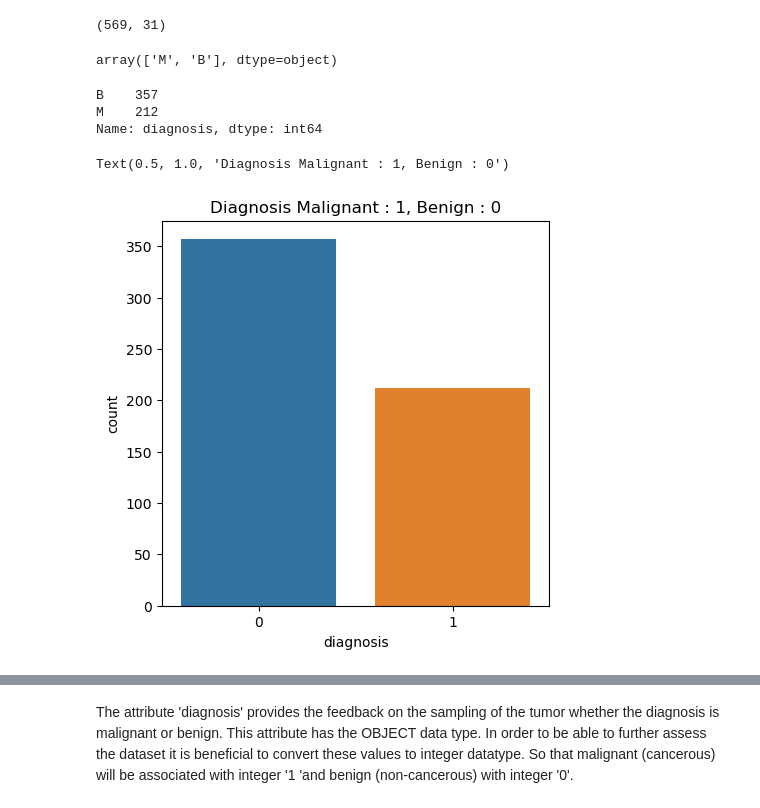
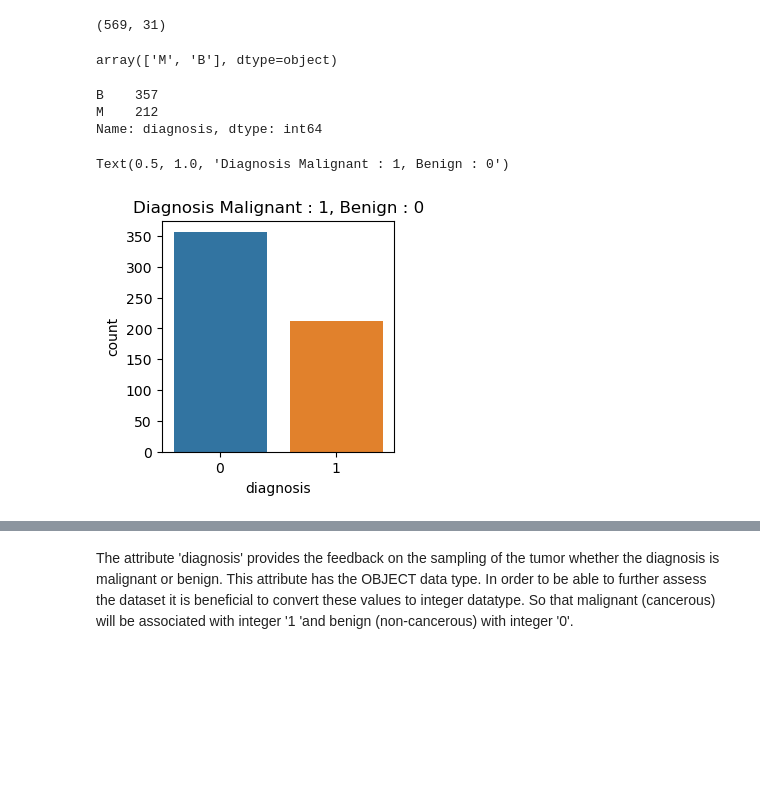
Before and after one commit to evaczeydapommersheim/22-23-PfDA-Assignment-No.2, a Jupyter notebook: Wisconsin_Breast_Cancer_Analysis.ipynb, the cells around one changed output, grey strips where cells are left out. Cells and saved outputs as stored; diff of their text form; code cells hidden in the pictures; blank space fills up the shorter version.

```diff
--- a/Wisconsin_Breast_Cancer_Analysis.ipynb
+++ b/Wisconsin_Breast_Cancer_Analysis.ipynb
@@ -120,23 +125,23 @@ dataset.head()
 ds.shape
 # %% [output]
 (569, 31)
-# %%
-ds['diagnosis'].unique()
-# %% [output]
-array(['M', 'B'], dtype=object)
+# %%
+ds['diagnosis'].unique()
+# %% [output]
+array(['M', 'B'], dtype=object)
 # %%
 ds["diagnosis"].value_counts()
 # %% [output]
 B    357
 M    212
 Name: diagnosis, dtype: int64
-# %%
-plt.figure(figsize = (5,5))
-sns.countplot(ds['diagnosis'])
-plt.title('Diagnosis Malignant : 1, Benign : 0')
-# %% [output]
-Text(0.5, 1.0, 'Diagnosis Malignant : 1, Benign : 0')
-[figure, removed]
+# %%
+plt.figure(figsize = (3,3))
+sns.countplot(ds['diagnosis'])
+plt.title('Diagnosis Malignant : 1, Benign : 0')
+# %% [output]
+Text(0.5, 1.0, 'Diagnosis Malignant : 1, Benign : 0')
+[figure, added]
 # %%
 # Get a statistical overview of the numeric data
 # using the option to transpose the headings and the features
```
Also changed, not shown: parts of 11 cells of this notebook.
